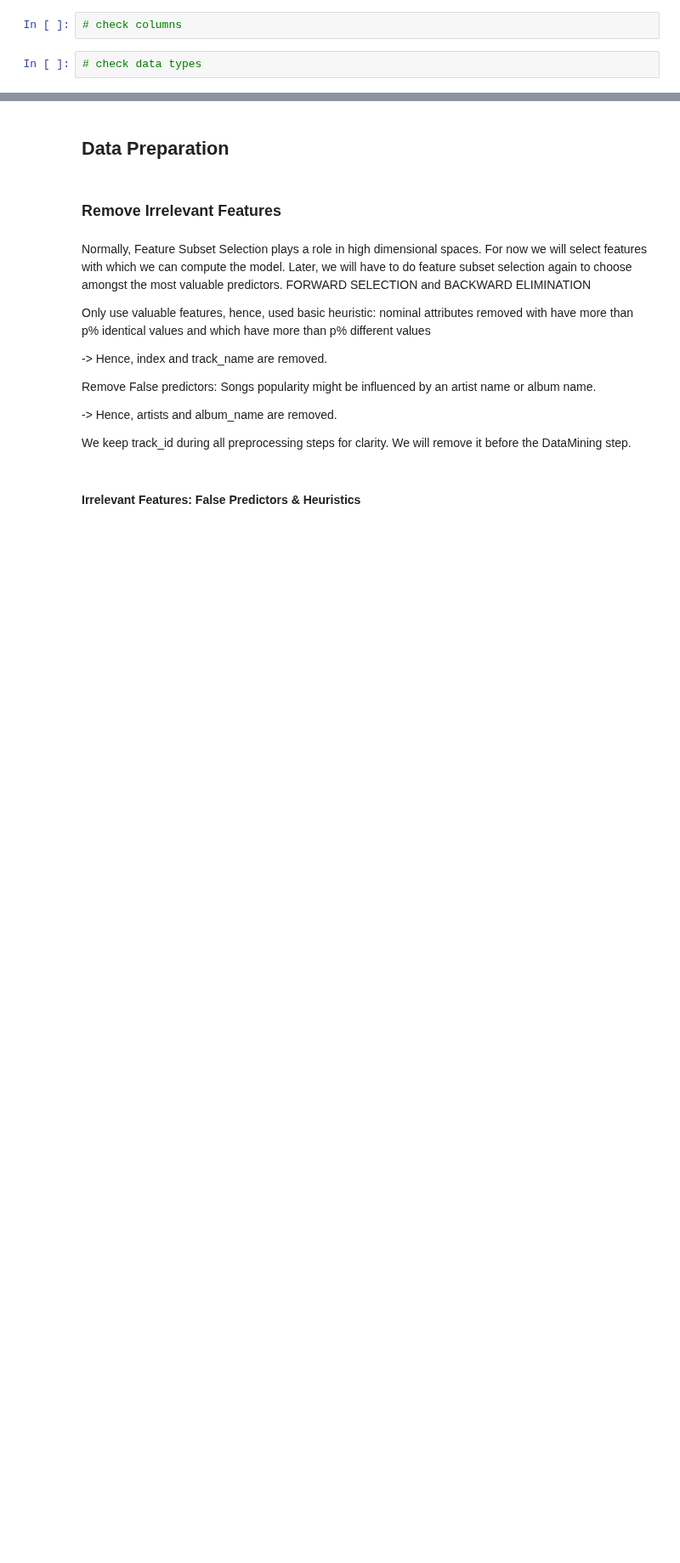
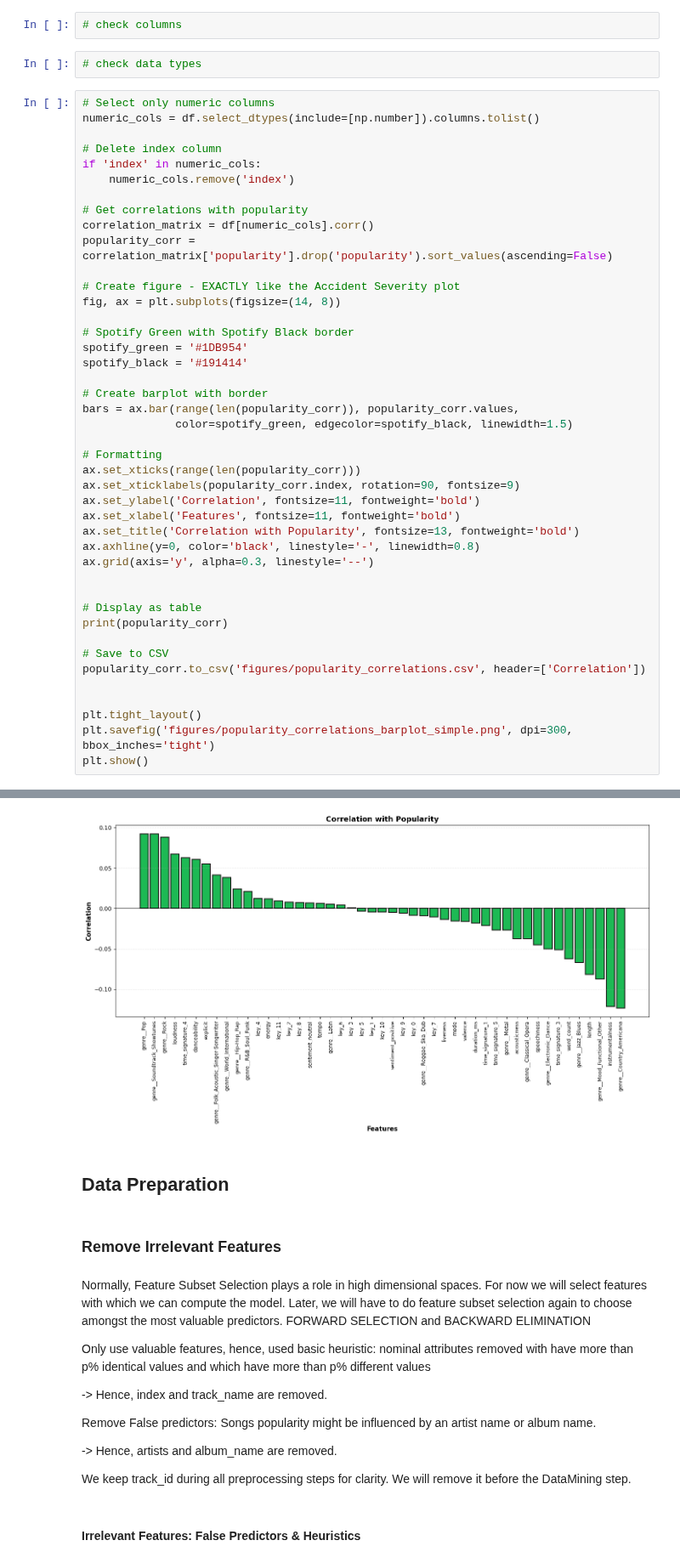
Before and after one commit to clara-opp/datamining_group12, a Jupyter notebook: Preprocessing.ipynb, the cells around one changed output, grey strips where cells are left out. Shown at 85% size. Cells and saved outputs as stored; diff of their text form; blank space fills up the shorter version.

```diff
--- a/Preprocessing.ipynb
+++ b/Preprocessing.ipynb
@@ -87,3 +91,47 @@ memory usage: 17.5+ MB
 # check columns
 # %%
 # check data types
+# %%
+# Select only numeric columns
+numeric_cols = df.select_dtypes(include=[np.number]).columns.tolist()
+
+# Delete index column
+if 'index' in numeric_cols:
+    numeric_cols.remove('index')
+
+# Get correlations with popularity
+correlation_matrix = df[numeric_cols].corr()
+popularity_corr = correlation_matrix['popularity'].drop('popularity').sort_values(ascending=False)
+
+# Create figure - EXACTLY like the Accident Severity plot
+fig, ax = plt.subplots(figsize=(14, 8))
+
+# Spotify Green with Spotify Black border
+spotify_green = '#1DB954'
+spotify_black = '#191414'
+
+# Create barplot with border
+bars = ax.bar(range(len(popularity_corr)), popularity_corr.values,
+              color=spotify_green, edgecolor=spotify_black, linewidth=1.5)
+
+# Formatting
+ax.set_xticks(range(len(popularity_corr)))
+ax.set_xticklabels(popularity_corr.index, rotation=90, fontsize=9)
+ax.set_ylabel('Correlation', fontsize=11, fontweight='bold')
+ax.set_xlabel('Features', fontsize=11, fontweight='bold')
+ax.set_title('Correlation with Popularity', fontsize=13, fontweight='bold')
+ax.axhline(y=0, color='black', linestyle='-', linewidth=0.8)
+ax.grid(axis='y', alpha=0.3, linestyle='--')
+
+
+# Display as table
+print(popularity_corr)
+
+# Save to CSV
+popularity_corr.to_csv('figures/popularity_correlations.csv', header=['Correlation'])
+
+
+plt.tight_layout()
+plt.savefig('figures/popularity_correlations_barplot_simple.png', dpi=300, bbox_inches='tight')
+plt.show()
+# %% [output]
@@ -90,3 +155,4 @@ memory usage: 17.5+ MB
+[figure, added]
 # %% [markdown]
 ## Data Preparation
 # %% [markdown]
```
Also changed, not shown: parts of 6 cells of this notebook, 9 other files.
